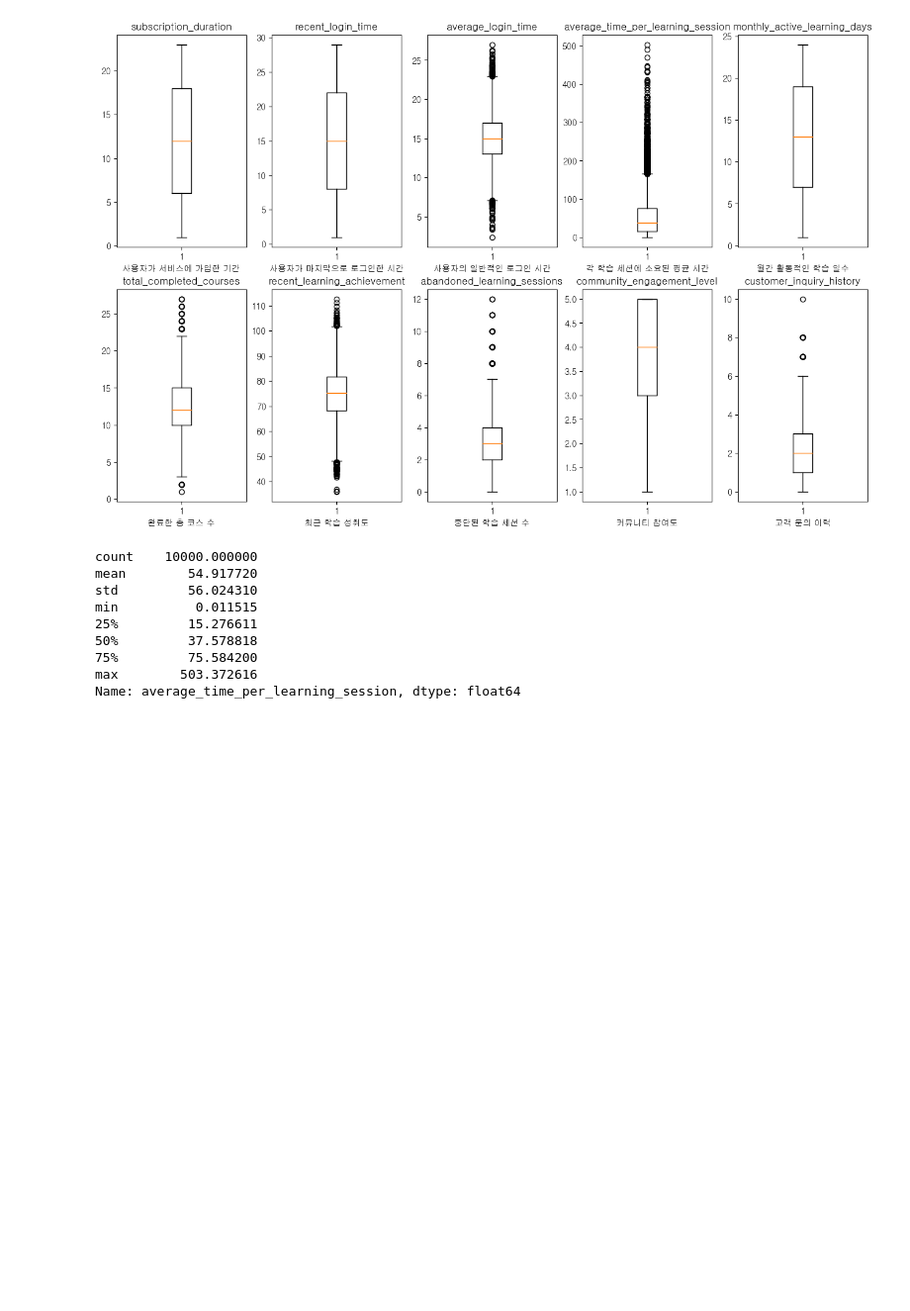
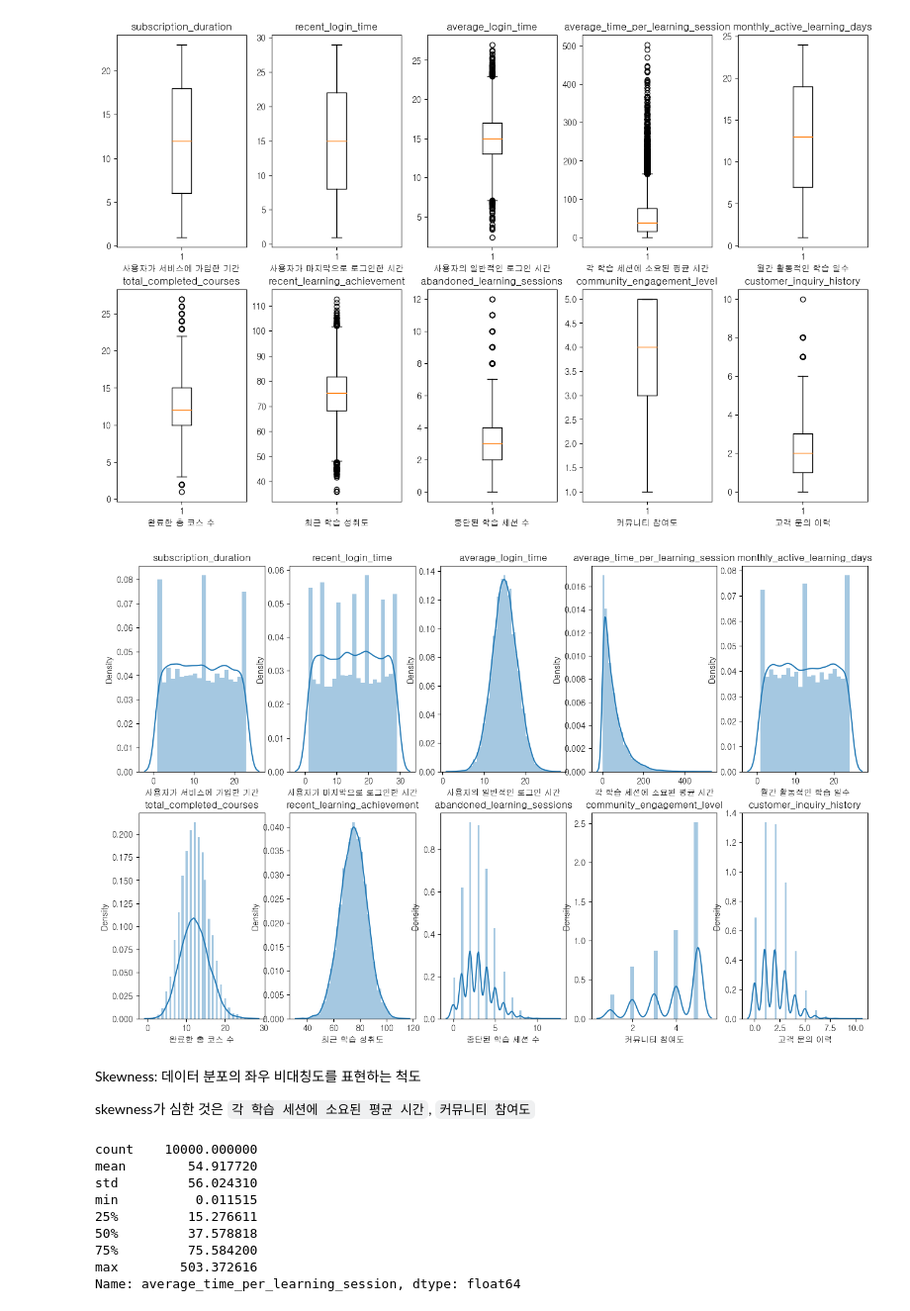
Before and after one commit to youse0ng/AICE_, a Jupyter notebook: Dacon_DataAnlysis/데이터_이해하기_day2.ipynb, the cells around one changed output. Shown at 99% size. Drawn from its saved outputs; the diff is of its cells as text; code cells hidden in the pictures; blank space fills up the shorter version.

```diff
--- a/Dacon_DataAnlysis/데이터_이해하기_day2.ipynb
+++ b/Dacon_DataAnlysis/데이터_이해하기_day2.ipynb
@@ -97,11 +99,3 @@ plt.legend()
 구매 패턴이 다르다고 해서 구독을 더 한다든가라는 관계를 파악하기 어렵다.
 # %% [markdown]
 이상치 탐지에 대한 탐구
-# %%
-plt.figure()
-plt.rc('font', size=10)
-plt.hist(df_target_1['subscription_duration'],bins=20, color='red', edgecolor='black')
-plt.xlabel("사용자가 서비스에 가입한 기간 (월)")
-plt.ylabel("Frequency")
-plt.title("사용자가 서비스에 가입 기간(월)")
-plt.show()
@@ -156,6 +130,22 @@ for index,column in enumerate(columns):
     plt.xlabel(column.replace(column,kor_column[index]))
 # %% [output]
 [figure]
+# %%
+kor_column=['사용자가 서비스에 가입한 기간','사용자가 마지막으로 로그인한 시간','사용자의 일반적인 로그인 시간','각 학습 세션에 소요된 평균 시간',
+        '월간 활동적인 학습 일수','완료한 총 코스 수','최근 학습 성취도','중단된 학습 세션 수','커뮤니티 참여도','고객 문의 이력']
+plt.figure(figsize=(16,10))
+dtype_numerical_column
+for index,column in enumerate(columns):
+    plt.subplot(nrows,ncols,index+1)
+    sns.distplot(df[column])
+    plt.title(column)
+    plt.xlabel(column.replace(column,kor_column[index]))
+# %% [output]
+[figure, added]
+# %% [markdown]
+Skewness: 데이터 분포의 좌우 비대칭도를 표현하는 척도
+
+skewness가 심한 것은 `각 학습 세션에 소요된 평균 시간`, `커뮤니티 참여도`
 # %%
 df['average_time_per_learning_session'].describe()
 # %% [output]
```
Also changed, not shown: parts of 13 cells of this notebook.
